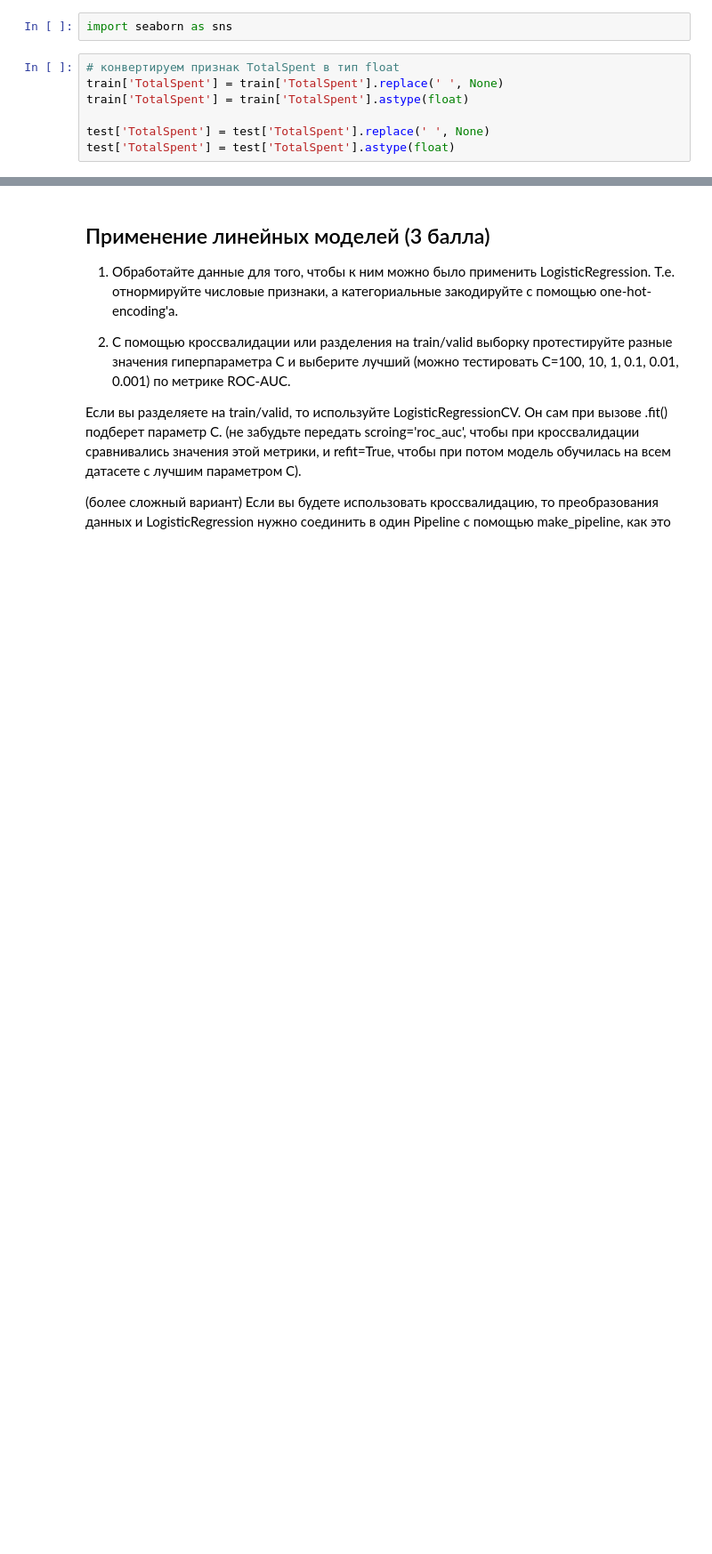
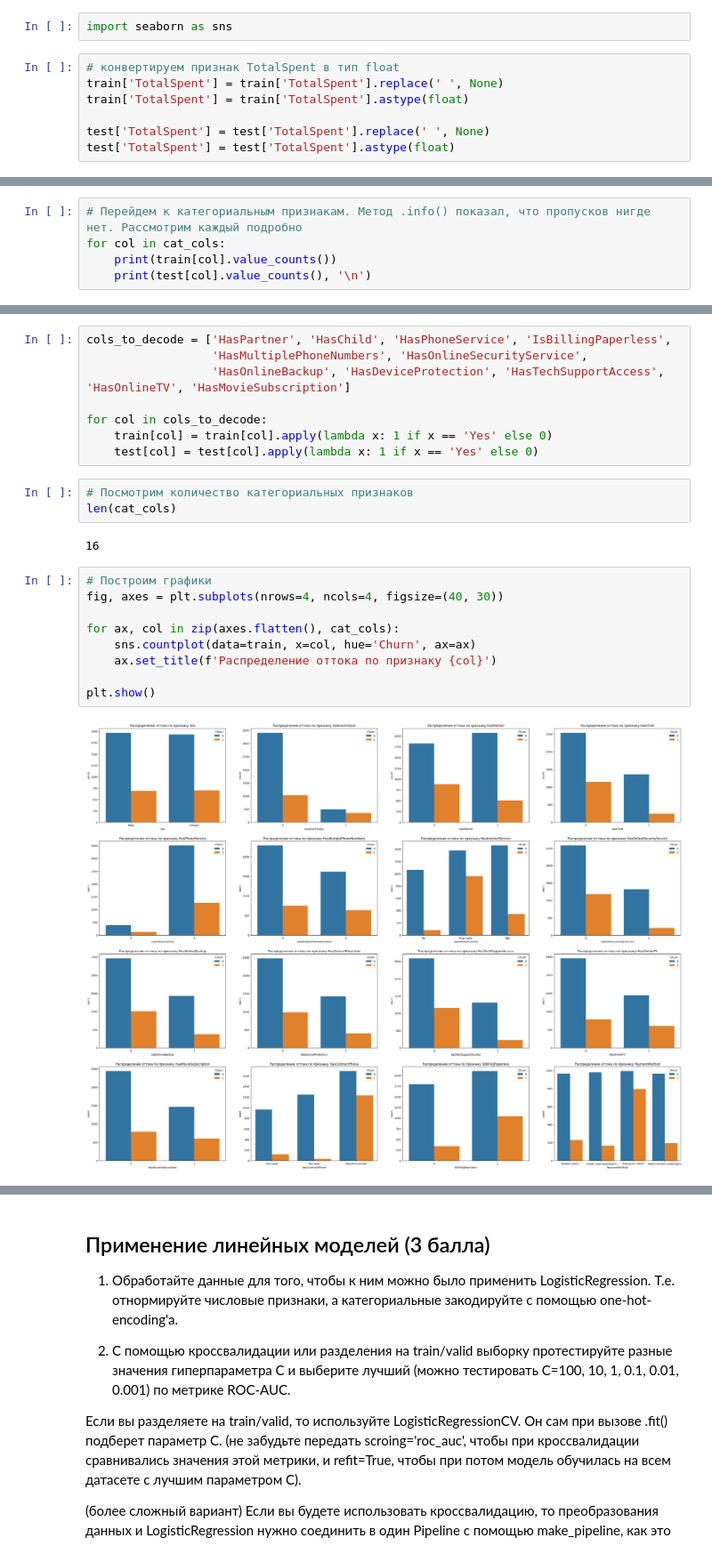
Before and after one commit to DmitryKolbanov/data-science-projects, a Jupyter notebook: Deep Learning School/3 HW/hw_kaggle.ipynb, the cells around one changed output, grey strips where cells are left out. Shown at 89% size. Cells and saved outputs as stored; diff of their text form; blank space fills up the shorter version.

```diff
--- a/Deep Learning School/3 HW/hw_kaggle.ipynb
+++ b/Deep Learning School/3 HW/hw_kaggle.ipynb
@@ -212,0 +245,5 @@ sns.boxplot(data=train[['TotalSpent']], ax=axes[1])
+# %%
+# Перейдем к категориальным признакам. Метод .info() показал, что пропусков нигде нет. Рассмотрим каждый подробно
+for col in cat_cols:
+    print(train[col].value_counts())
+    print(test[col].value_counts(), '\n')
@@ -212,0 +270,24 @@ sns.boxplot(data=train[['TotalSpent']], ax=axes[1])
+# %%
+cols_to_decode = ['HasPartner', 'HasChild', 'HasPhoneService', 'IsBillingPaperless',
+                  'HasMultiplePhoneNumbers', 'HasOnlineSecurityService',
+                  'HasOnlineBackup', 'HasDeviceProtection', 'HasTechSupportAccess', 'HasOnlineTV', 'HasMovieSubscription']
+
+for col in cols_to_decode:
+    train[col] = train[col].apply(lambda x: 1 if x == 'Yes' else 0)
+    test[col] = test[col].apply(lambda x: 1 if x == 'Yes' else 0)
+# %%
+# Посмотрим количество категориальных признаков
+len(cat_cols)
+# %% [output]
+16
+# %%
+# Построим графики
+fig, axes = plt.subplots(nrows=4, ncols=4, figsize=(40, 30))
+
+for ax, col in zip(axes.flatten(), cat_cols):
+    sns.countplot(data=train, x=col, hue='Churn', ax=ax)
+    ax.set_title(f'Распределение оттока по признаку {col}')
+
+plt.show()
+# %% [output]
+[figure, added]
```
Also changed, not shown: parts of 33 cells of this notebook, 7 other files.
